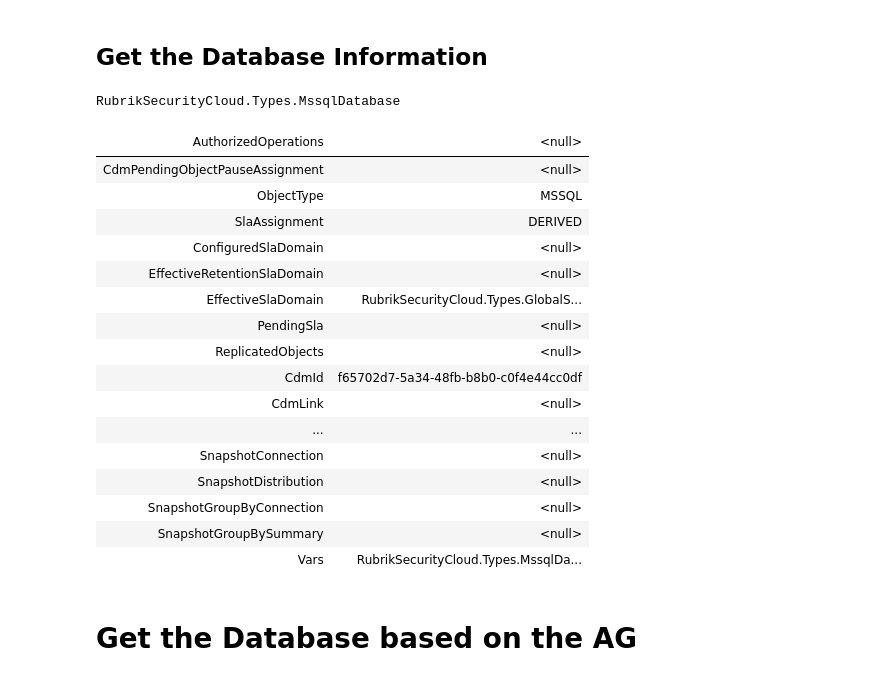
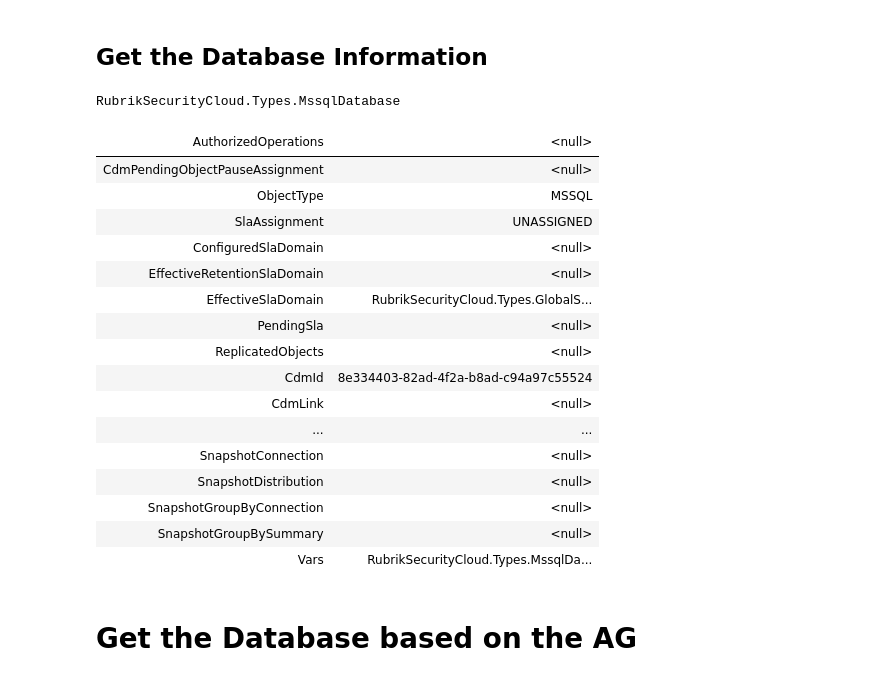
Before and after one commit to clumnah/Operationalize-MSSQL-Backups-With-Rubrik-Security-Cloud, a Jupyter notebook: content/New-RscMssqlSnapshot.ipynb, the cells around one changed output. Drawn from its saved outputs; the diff is of its cells as text; code cells hidden in the pictures.

```diff
--- a/content/New-RscMssqlSnapshot.ipynb
+++ b/content/New-RscMssqlSnapshot.ipynb
@@ -45,21 +84,20 @@ $RscMssqlInstance = Get-RscMssqlInstance -RscCluster $RscCluster -HostName $Host
 # %% [markdown]
 ## Get the Database Information
 # %%
-$DatabaseName = "master"
 $RscMssqlDatabase = Get-RscMssqlDatabase -Name $DatabaseName -RscMssqlInstance $RscMssqlInstance -Replica:$false -Relic:$false
 $RscMssqlDatabase
 # %% [output]
 RubrikSecurityCloud.Types.MssqlDatabase
 | AuthorizedOperations | <null> |
 | CdmPendingObjectPauseAssignment | <null> |
 | ObjectType | MSSQL |
-| SlaAssignment | DERIVED |
+| SlaAssignment | UNASSIGNED |
 | ConfiguredSlaDomain | <null> |
 | EffectiveRetentionSlaDomain | <null> |
 | EffectiveSlaDomain | RubrikSecurityCloud.Types.GlobalS... |
 | PendingSla | <null> |
 | ReplicatedObjects | <null> |
-| CdmId | f65702d7-5a34-48fb-b8b0-c0f4e44cc0df |
+| CdmId | 8e334403-82ad-4f2a-b8ad-c94a97c55524 |
 | CdmLink | <null> |
 | ... | ... |
 | SnapshotConnection | <null> |
```
Also changed, not shown: parts of 7 cells of this notebook, 3 other files.
